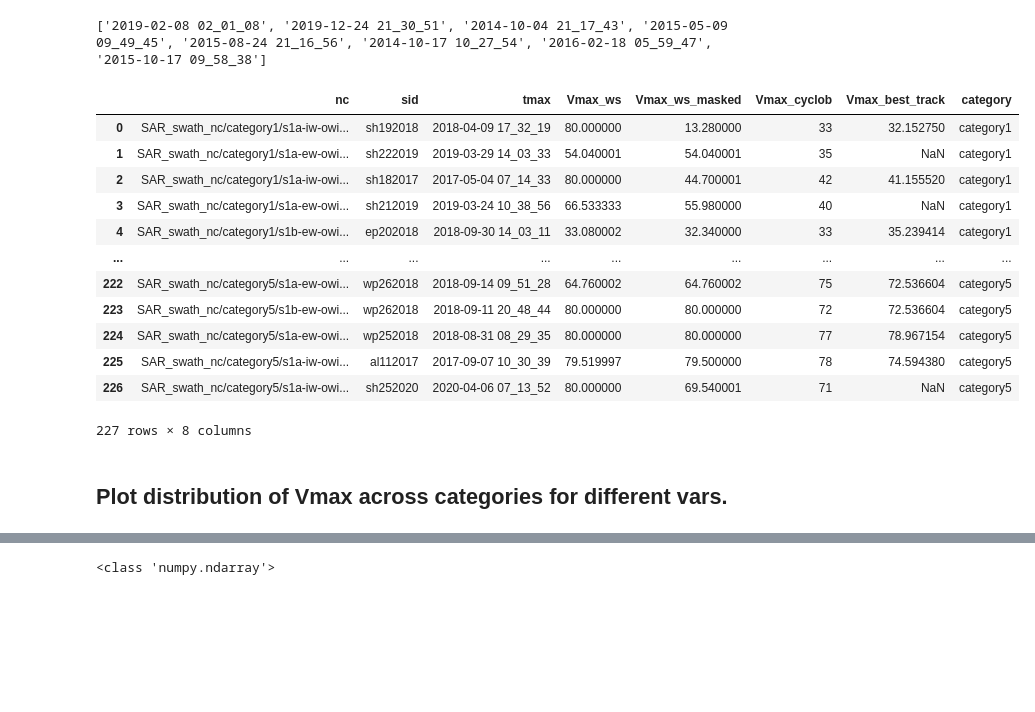
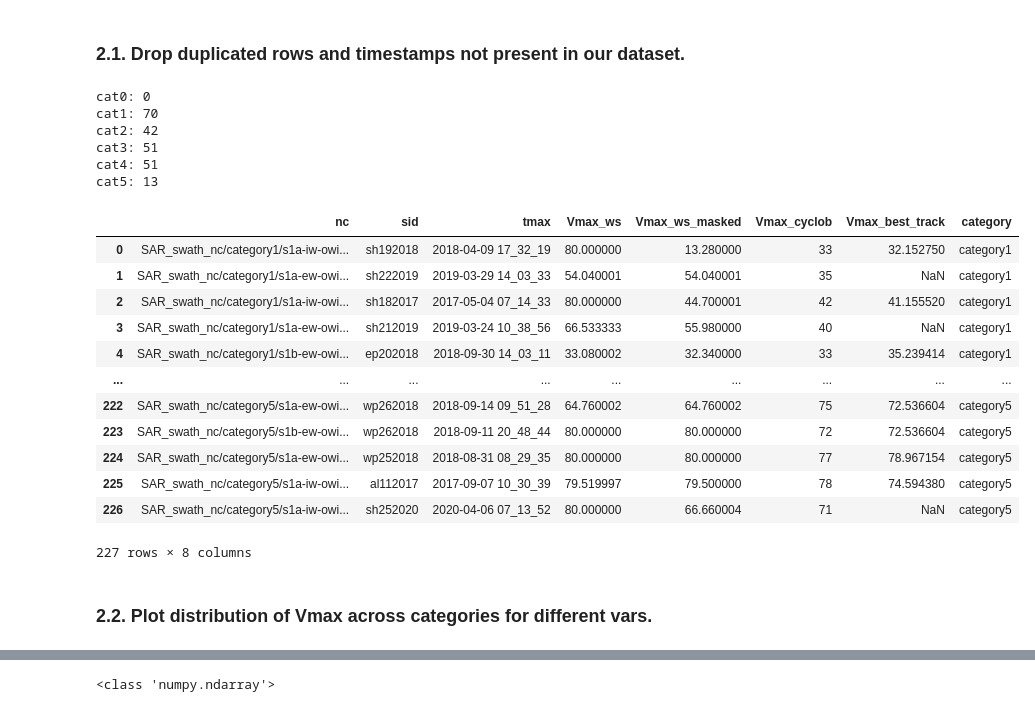
Before and after one commit to raquelcarmo/tropical_cyclones, a Jupyter notebook: src/code/TC_Vmax_Regression.ipynb, the cells around one changed output, grey strips where cells are left out. Drawn from its saved outputs; the diff is of its cells as text; code cells hidden in the pictures; blank space fills up the shorter version.

```diff
--- a/src/code/TC_Vmax_Regression.ipynb
+++ b/src/code/TC_Vmax_Regression.ipynb
@@ -232,45 +322,82 @@ final_df.to_csv("SAR_swath_Vmax/Vmax_info_masked_both.csv", index = False)
+# %% [markdown]
+### 2.1. Drop duplicated rows and timestamps not present in our dataset.
 # %%
-dataset = pd.read_csv("SAR_swath_Vmax/Vmax_info_masked_both.csv")
+#####################################################################################
+# NOTE:
+# What reduces the dataset to a size of 227 is dropping duplicates and excluding .nc
+# products that give an error while trying to read the nrcs_detrend_cross feature
+#####################################################################################
+
+dir = 'SAR_swath_images_VV+VH+WS'
+
+dataset = pd.read_csv("{}/Vmax_info_masked_both.csv".format(save_dir))
 
 # check indexes with duplicated tmax and keep the last one
 dataset = dataset.drop_duplicates(subset=["tmax"], keep = 'last')
 
 # eliminate rows with timestamps not present in our dataset
-file_list = glob.glob('SAR_swath_images_VV+VH+WS/*/*.png')
+file_list = glob.glob('{}/*/*.png'.format(dir))
 
 times = np.array([item.split("/")[-1][:-4] for item in file_list])
 df_tmax = dataset.tmax.values
 
+# this diff happened because I wasn't using try except nrcs_detrend_cross exception
 diff = list(list(set(times)-set(df_tmax)) + list(set(df_tmax)-set(times)))
-print(diff)
+if len(diff) > 0:
+    print(diff)
+    idxs = []
+    for item in diff:
+        df = dataset.loc[dataset.tmax == item]
 
-idxs = []
-for item in diff:
-  df = dataset.loc[dataset.tmax == item]
+        for idx, row in df.iterrows():
+            idxs.append(idx)
+    dataset = dataset.drop(idxs)
 
-  for idx, row in df.iterrows():
-    idxs.append(idx)
+# create category column
+dataset["category"] = dataset["nc"].str.split('/', expand=True)[1]
 
-dataset = dataset.drop(idxs)
-dataset["category"] = dataset["nc"].str.split('/', expand=True)[1]
+if use_cat0:
+    # load full_dataset.csv to get info on labels
+    df = pd.read_csv('{}/csv/full_dataset.csv'.format(dir))
+    df['tmax'] = df['image'].str.split("/").str[-1].str[:-4]
+    #print(df)
+    dataset = dataset.merge(df[['tmax', 'label']])
+
+    # drop products where there is no eye
+    #dataset = dataset[dataset.label != 0]
+    # instead of dropping no-eye images, we can create "category0"
+    dataset["category"] = np.where((dataset.label == 0), 'category0', dataset["category"])
+
 dataset.reset_index(inplace = True, drop = True)
-dataset.to_csv("SAR_swath_Vmax/Vmax_info_masked_both_filtered.csv", index = False)
+dataset.to_csv("{}/Vmax_info_masked_both_filtered.csv".format(save_dir), index = False)
+
+print("cat0:", len(dataset[dataset.category == "category0"]))
+print("cat1:", len(dataset[dataset.category == "category1"]))
+print("cat2:", len(dataset[dataset.category == "category2"]))
+print("cat3:", len(dataset[dataset.category == "category3"]))
+print("cat4:", len(dataset[dataset.category == "category4"]))
+print("cat5:", len(dataset[dataset.category == "category5"]))
 dataset
 # %% [output]
-['2019-02-08 02_01_08', '2019-12-24 21_30_51', '2014-10-04 21_17_43', '2015-05-09 09_49_45', '2015-08-24 21_16_56', '2014-10-17 10_27_54', '2016-02-18 05_59_47', '2015-10-17 09_58_38']
+cat0: 0
+cat1: 70
+cat2: 42
+cat3: 51
+cat4: 51
+cat5: 13
 |  | nc | sid | tmax | Vmax_ws | Vmax_ws_masked | Vmax_cyclob | Vmax_best_track | category |
 | 0 | SAR_swath_nc/category1/s1a-iw-owi... | sh192018 | 2018-04-09 17_32_19 | 80.000000 | 13.280000 | 33 | 32.152750 | category1 |
 | 1 | SAR_swath_nc/category1/s1a-ew-owi... | sh222019 | 2019-03-29 14_03_33 | 54.040001 | 54.040001 | 35 | NaN | category1 |
 | 2 | SAR_swath_nc/category1/s1a-iw-owi... | sh182017 | 2017-05-04 07_14_33 | 80.000000 | 44.700001 | 42 | 41.155520 | category1 |
 | 3 | SAR_swath_nc/category1/s1a-ew-owi... | sh212019 | 2019-03-24 10_38_56 | 66.533333 | 55.980000 | 40 | NaN | category1 |
 | 4 | SAR_swath_nc/category1/s1b-ew-owi... | ep202018 | 2018-09-30 14_03_11 | 33.080002 | 32.340000 | 33 | 35.239414 | category1 |
 | ... | ... | ... | ... | ... | ... | ... | ... | ... |
 | 222 | SAR_swath_nc/category5/s1a-ew-owi... | wp262018 | 2018-09-14 09_51_28 | 64.760002 | 64.760002 | 75 | 72.536604 | category5 |
 | 223 | SAR_swath_nc/category5/s1b-ew-owi... | wp262018 | 2018-09-11 20_48_44 | 80.000000 | 80.000000 | 72 | 72.536604 | category5 |
 | 224 | SAR_swath_nc/category5/s1a-ew-owi... | wp252018 | 2018-08-31 08_29_35 | 80.000000 | 80.000000 | 77 | 78.967154 | category5 |
 | 225 | SAR_swath_nc/category5/s1a-iw-owi... | al112017 | 2017-09-07 10_30_39 | 79.519997 | 79.500000 | 78 | 74.594380 | category5 |
-| 226 | SAR_swath_nc/category5/s1a-iw-owi... | sh252020 | 2020-04-06 07_13_52 | 80.000000 | 69.540001 | 71 | NaN | category5 |
+| 226 | SAR_swath_nc/category5/s1a-iw-owi... | sh252020 | 2020-04-06 07_13_52 | 80.000000 | 66.660004 | 71 | NaN | category5 |
 227 rows × 8 columns
 # %% [markdown]
-## Plot distribution of Vmax across categories for different vars.
+### 2.2. Plot distribution of Vmax across categories for different vars.
 # %%
```
Also changed, not shown: parts of 14 cells of this notebook.
